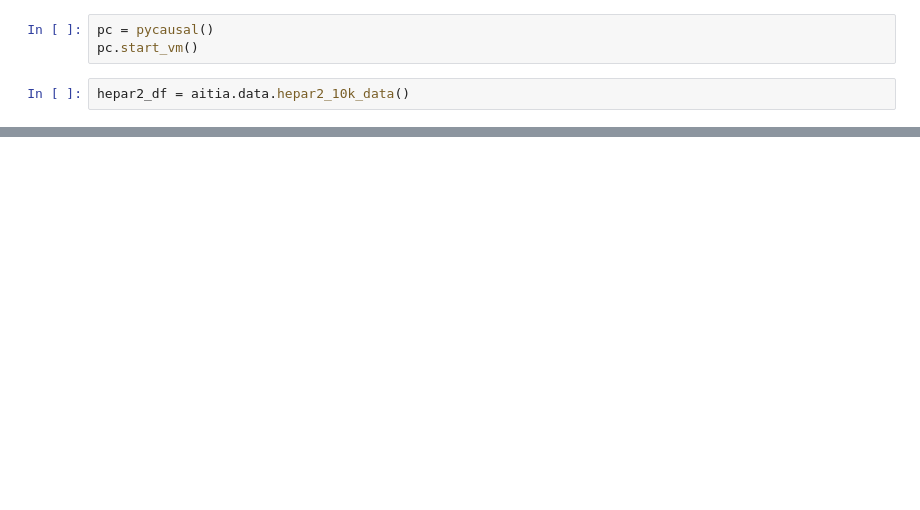
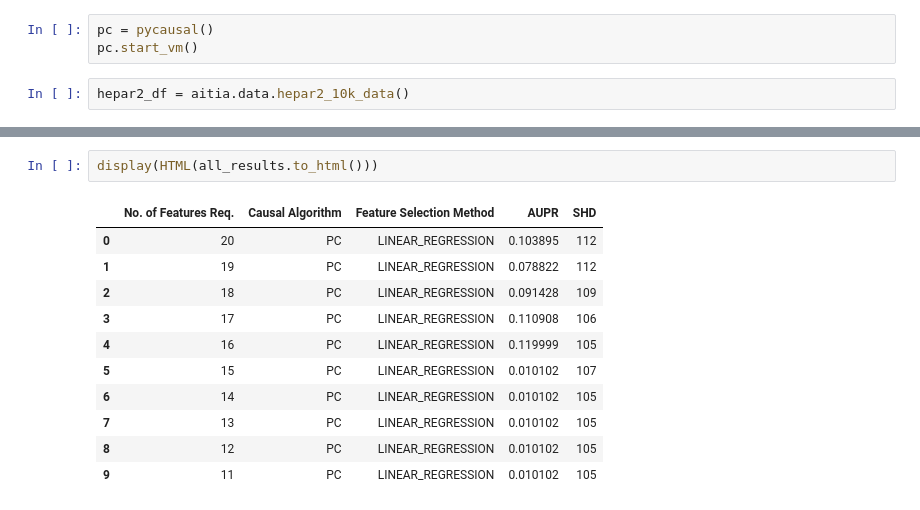
Before and after one commit to seamus-brady/aitiaexplorer, a Jupyter notebook: src/notebooks/experiments/Experiment_17.ipynb, the cells around one changed output, grey strips where cells are left out. Drawn from its saved outputs; the diff is of its cells as text; blank space fills up the shorter version.

```diff
--- a/src/notebooks/experiments/Experiment_17.ipynb
+++ b/src/notebooks/experiments/Experiment_17.ipynb
@@ -59,0 +71,14 @@ display(HTML(summary.to_html()))
+# %%
+display(HTML(all_results.to_html()))
+# %% [output]
+|  | No. of Features Req. | Causal Algorithm | Feature Selection Method | AUPR | SHD |
+| 0 | 20 | PC | LINEAR_REGRESSION | 0.103895 | 112 |
+| 1 | 19 | PC | LINEAR_REGRESSION | 0.078822 | 112 |
+| 2 | 18 | PC | LINEAR_REGRESSION | 0.091428 | 109 |
+| 3 | 17 | PC | LINEAR_REGRESSION | 0.110908 | 106 |
+| 4 | 16 | PC | LINEAR_REGRESSION | 0.119999 | 105 |
+| 5 | 15 | PC | LINEAR_REGRESSION | 0.010102 | 107 |
+| 6 | 14 | PC | LINEAR_REGRESSION | 0.010102 | 105 |
+| 7 | 13 | PC | LINEAR_REGRESSION | 0.010102 | 105 |
+| 8 | 12 | PC | LINEAR_REGRESSION | 0.010102 | 105 |
+| 9 | 11 | PC | LINEAR_REGRESSION | 0.010102 | 105 |
```
Also changed, not shown: parts of 8 cells of this notebook, 4 other files.
